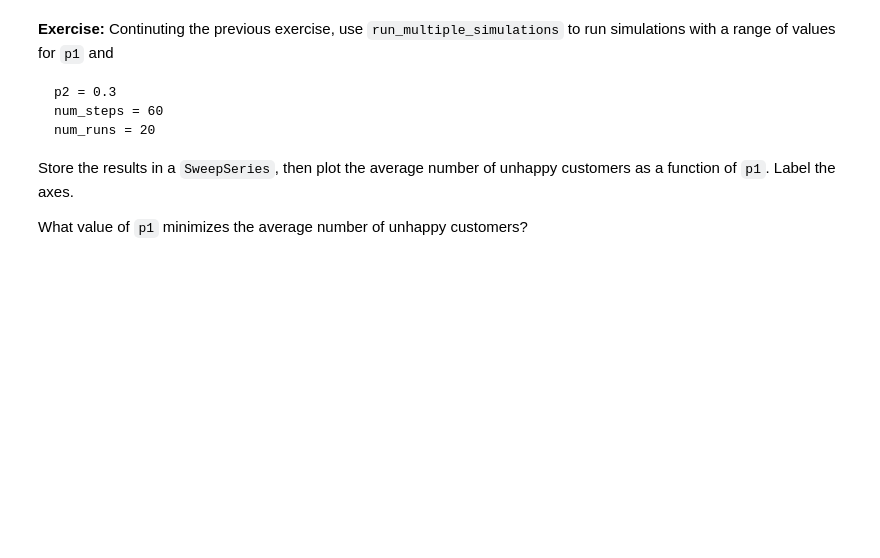
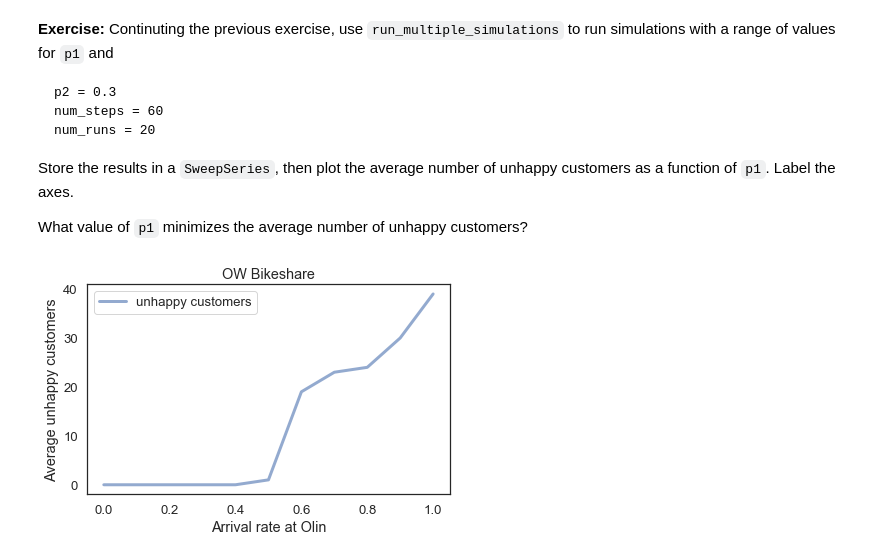
Before and after one commit to Inkering/ModSimPy, a Jupyter notebook: code/chap04mine.ipynb, the cells around one changed output. Drawn from its saved outputs; the diff is of its cells as text; code cells hidden in the pictures; blank space fills up the shorter version.

```diff
--- a/code/chap04mine.ipynb
+++ b/code/chap04mine.ipynb
@@ -416,3 +416,20 @@ num_runs = 20
 Store the results in a `SweepSeries`, then plot the average number of unhappy customers as a function of `p1`.  Label the axes.
 
 What value of `p1` minimizes the average number of unhappy customers?
+# %%
+p1 = 0.2
+num_steps = 60
+num_runs = 20
+p1_array = linspace(0, 1, 11)
+
+results = SweepSeries()
+
+run_multiple_simulations(p1, p2, num_steps, num_runs)
+
+plot(sweep, label="unhappy customers")
+
+decorate(title='OW Bikeshare',
+         xlabel='Arrival rate at Olin',
+         ylabel='Average unhappy customers')
+# %% [output]
+[figure, added]
```
